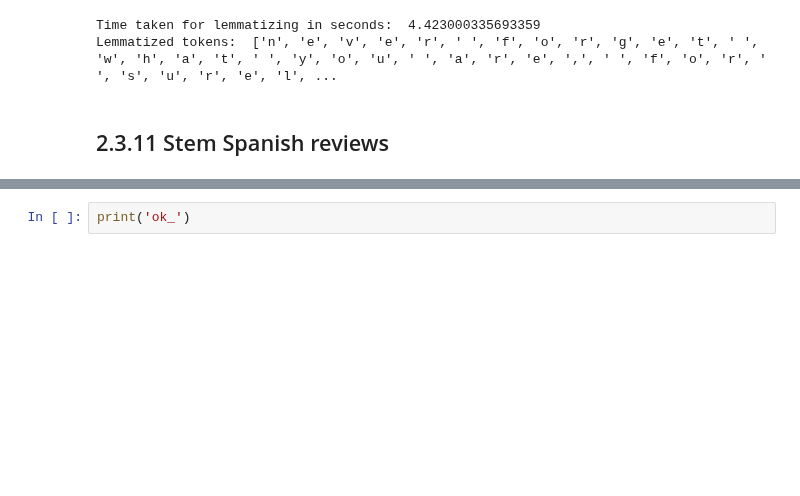
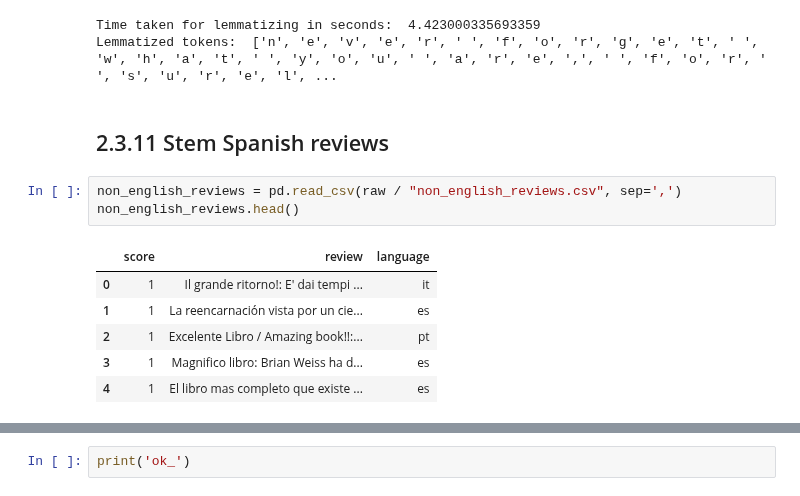
Before and after one commit to oecorrechag/natural_language_processing, a Jupyter notebook: 2. Sentiment Analysis in Python/notebooks/2.3.0_More on Numeric Vectors Transforming Tweets.ipynb, the cells around one changed output, grey strips where cells are left out. Saved outputs shown, nothing was run; the diff lists cells and outputs as text; blank space fills up the shorter version.

```diff
--- a/2. Sentiment Analysis in Python/notebooks/2.3.0_More on Numeric Vectors Transforming Tweets.ipynb
+++ b/2. Sentiment Analysis in Python/notebooks/2.3.0_More on Numeric Vectors Transforming Tweets.ipynb
@@ -252,3 +254,13 @@ Time taken for lemmatizing in seconds:  4.423000335693359
 Lemmatized tokens:  ['n', 'e', 'v', 'e', 'r', ' ', 'f', 'o', 'r', 'g', 'e', 't', ' ', 'w', 'h', 'a', 't', ' ', 'y', 'o', 'u', ' ', 'a', 'r', 'e', ',', ' ', 'f', 'o', 'r', ' ', 's', 'u', 'r', 'e', 'l', ...
 # %% [markdown]
 ## 2.3.11 Stem Spanish reviews
+# %%
+non_english_reviews = pd.read_csv(raw / "non_english_reviews.csv", sep=',')
+non_english_reviews.head()
+# %% [output]
+|  | score | review | language |
+| 0 | 1 | Il grande ritorno!: E' dai tempi ... | it |
+| 1 | 1 | La reencarnación vista por un cie... | es |
+| 2 | 1 | Excelente Libro / Amazing book!!:... | pt |
+| 3 | 1 | Magnifico libro: Brian Weiss ha d... | es |
+| 4 | 1 | El libro mas completo que existe ... | es |
```
Also changed, not shown: parts of 4 cells of this notebook.
